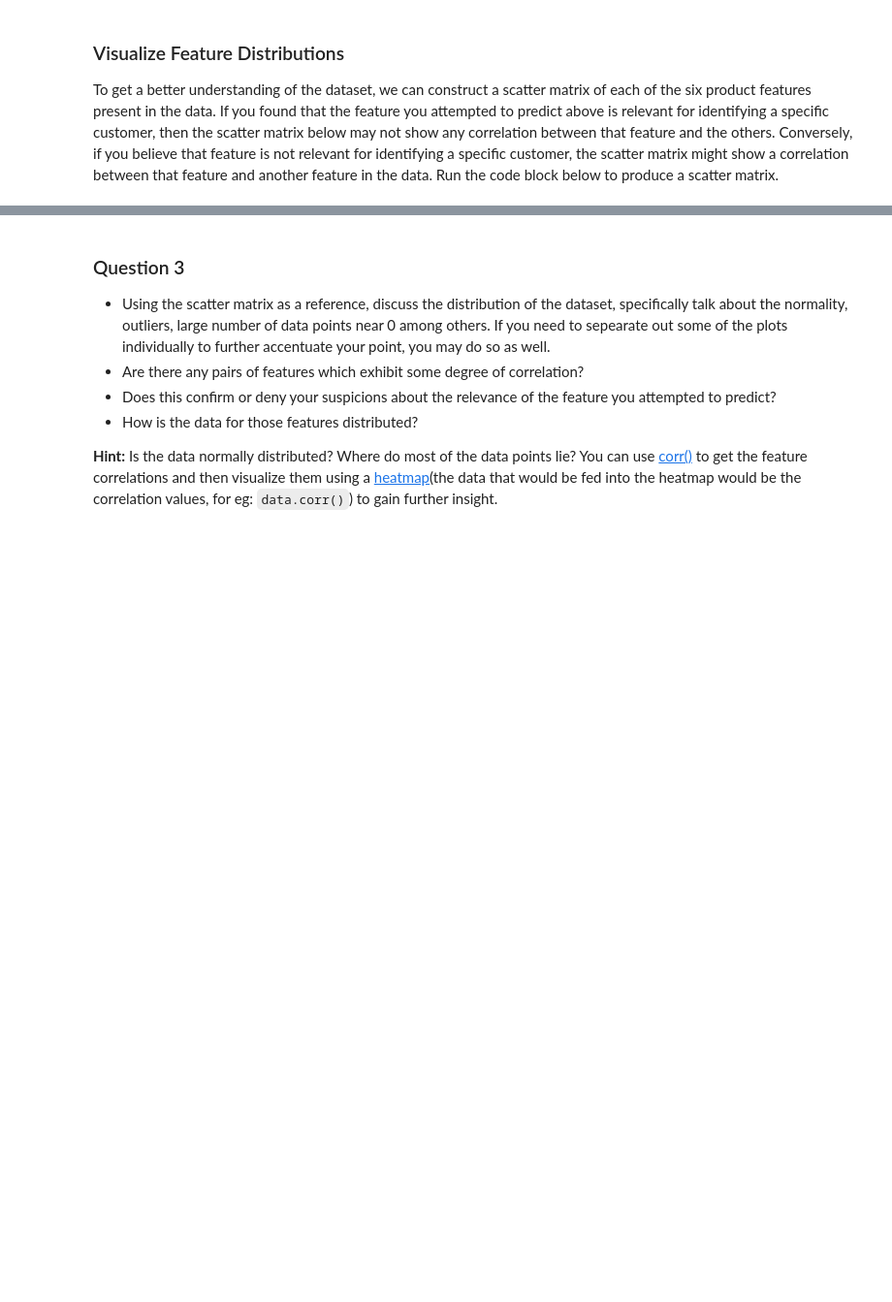
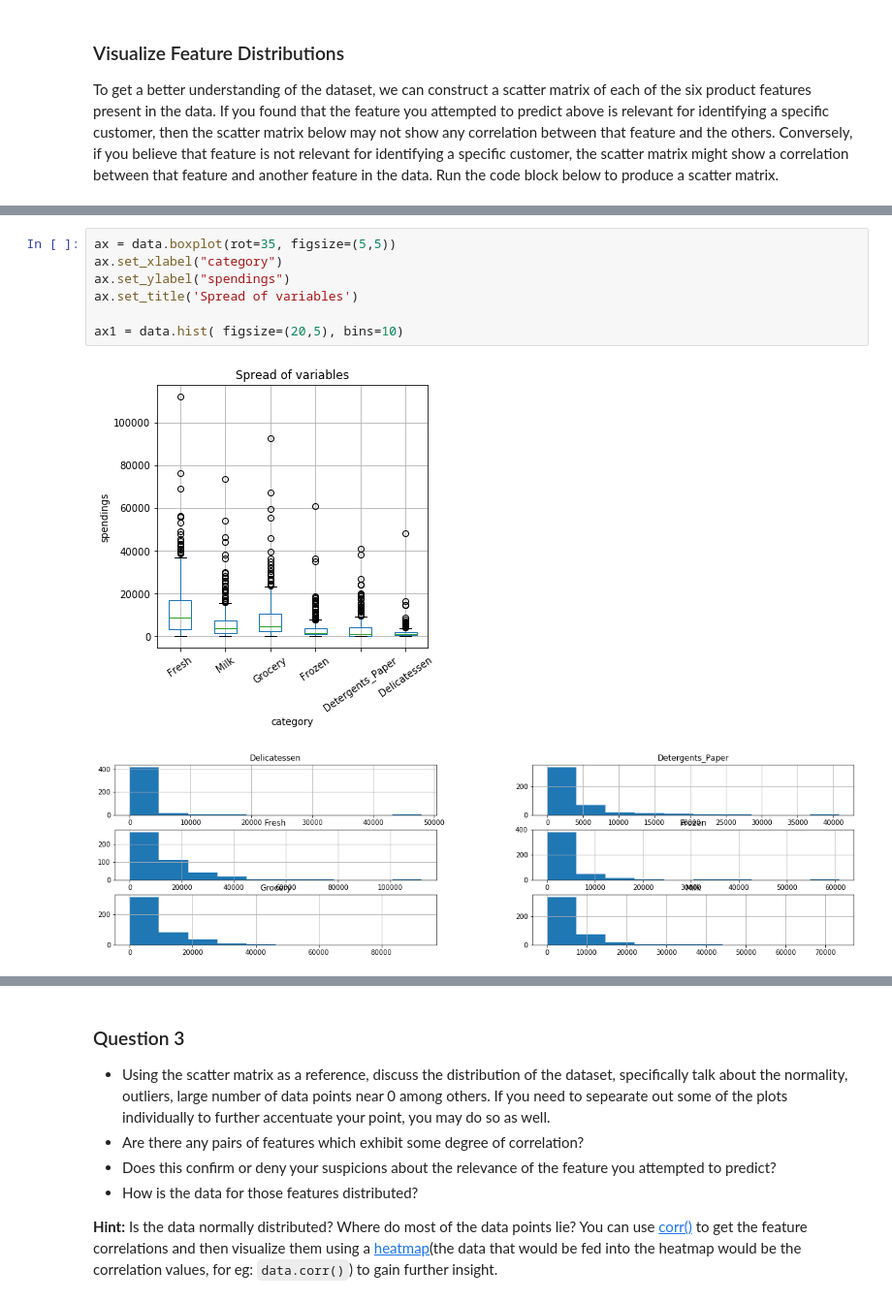
Before and after one commit to rguptabinary/customer-segments, a Jupyter notebook: customer_segments.ipynb, the cells around one changed output, grey strips where cells are left out. Shown: that part at 97% size. Drawn from its saved outputs; the diff is of its cells as text; blank space fills up the shorter version.

```diff
--- a/customer_segments.ipynb
+++ b/customer_segments.ipynb
@@ -132,0 +148,10 @@ pd.scatter_matrix(data, alpha = 0.3, figsize = (14,8), diagonal = 'kde');
+# %%
+ax = data.boxplot(rot=35, figsize=(5,5))
+ax.set_xlabel("category")
+ax.set_ylabel("spendings")
+ax.set_title('Spread of variables')
+
+ax1 = data.hist( figsize=(20,5), bins=10)
+# %% [output]
+[figure, added]
+[figure, added]
```
Also changed, not shown: parts of 49 cells of this notebook, 1 other file.
